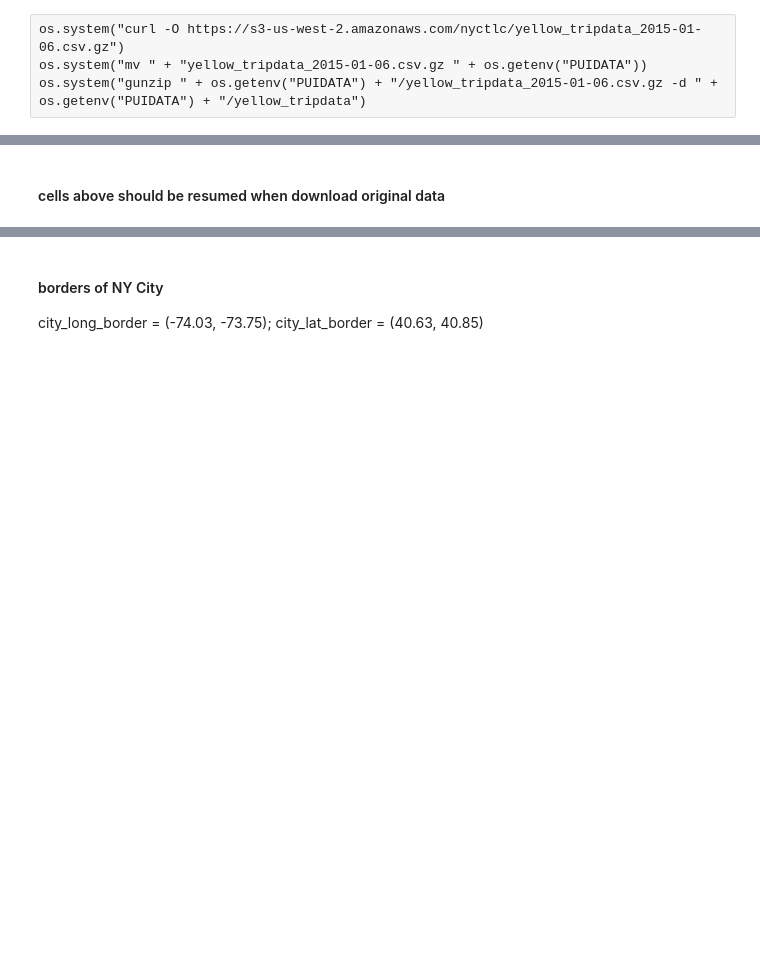
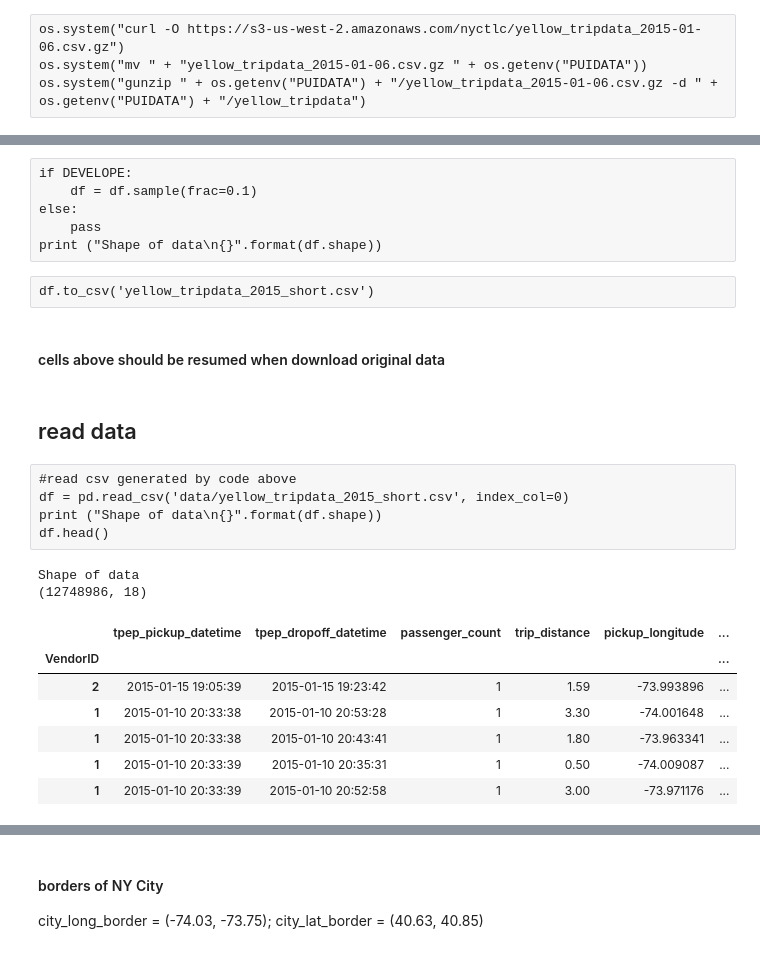
Before and after one commit to lingyielia/YellowTaxi, a Jupyter notebook: 1-data_prep_taxi.ipynb, the cells around one changed output, grey strips where cells are left out. Cells and saved outputs as stored; diff of their text form; code cells hidden in the pictures; blank space fills up the shorter version.

```diff
--- a/1-data_prep_taxi.ipynb
+++ b/1-data_prep_taxi.ipynb
@@ -33,6 +24,32 @@ df.to_csv('yellow_tripdata_2015_short.csv')
+# %% [raw]
+if DEVELOPE:
+    df = df.sample(frac=0.1)
+else:
+    pass
+print ("Shape of data\n{}".format(df.shape))
+# %% [raw]
+df.to_csv('yellow_tripdata_2015_short.csv')
 # %% [markdown]
 #### cells above should be resumed when download original data
+# %% [markdown]
+## read data
+# %% [raw]
+#read csv generated by code above
+df = pd.read_csv('data/yellow_tripdata_2015_short.csv', index_col=0)
+print ("Shape of data\n{}".format(df.shape))
+df.head()
 # %%
-df = pd.read_csv('data/yellow_tripdata_2015_short.csv', index_col=0)
+#downloaded from TLC by month
+df = pd.read_csv('data/yellow_tripdata_2015-01.csv', index_col=0)
 print ("Shape of data\n{}".format(df.shape))
 df.head()
+# %% [output]
+Shape of data
+(12748986, 18)
+|  | tpep_pickup_datetime | tpep_dropoff_datetime | passenger_count | trip_distance | pickup_longitude | ... |
+| VendorID |  |  |  |  |  | ... |
+| 2 | 2015-01-15 19:05:39 | 2015-01-15 19:23:42 | 1 | 1.59 | -73.993896 | ... |
+| 1 | 2015-01-10 20:33:38 | 2015-01-10 20:53:28 | 1 | 3.30 | -74.001648 | ... |
+| 1 | 2015-01-10 20:33:38 | 2015-01-10 20:43:41 | 1 | 1.80 | -73.963341 | ... |
+| 1 | 2015-01-10 20:33:39 | 2015-01-10 20:35:31 | 1 | 0.50 | -74.009087 | ... |
+| 1 | 2015-01-10 20:33:39 | 2015-01-10 20:52:58 | 1 | 3.00 | -73.971176 | ... |
```
Also changed, not shown: parts of 32 cells of this notebook.
